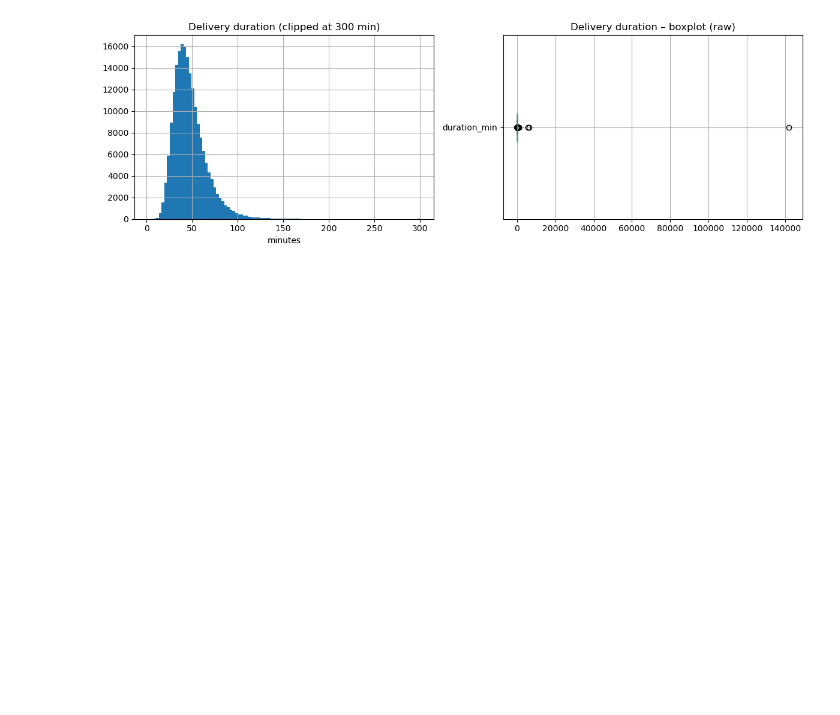
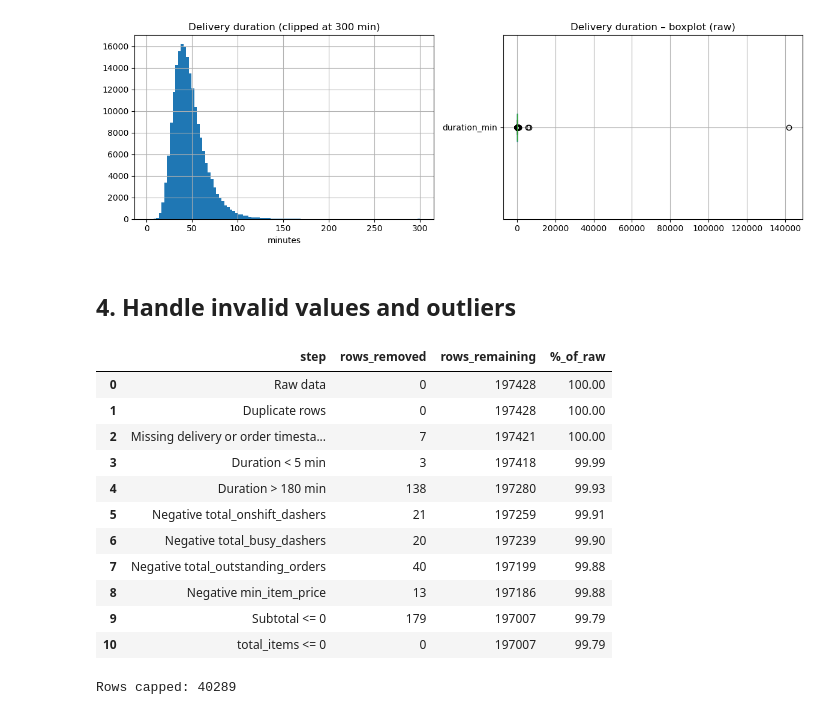
Before and after one commit to Adamharith2005/delivery-duration-estimation, a Jupyter notebook: 01_data_preparation.ipynb, the cells around one changed output. Drawn from its saved outputs; the diff is of its cells as text; code cells hidden in the pictures; blank space fills up the shorter version.

Commit message:
preprocessed data

```diff
--- a/01_data_preparation.ipynb
+++ b/01_data_preparation.ipynb
@@ -148,3 +149,48 @@ ax[1].set_title("Delivery duration – boxplot (raw)")
 plt.tight_layout(); plt.savefig(FIG_DIR / "wk5_duration_raw.png", dpi=150); plt.show()
 # %% [output]
 [figure]
+# %% [markdown]
+## 4. Handle invalid values and outliers
+# %%
+log = []
+def apply_rule(data, mask_to_drop, reason):
+    n = int(mask_to_drop.sum())
+    log.append({"step": reason, "rows_removed": n, "rows_remaining": len(data) - n})
+    return data.loc[~mask_to_drop].copy()
+
+log.append({"step": "Raw data", "rows_removed": 0, "rows_remaining": len(df)})
+
+df = apply_rule(df, df.duplicated(), "Duplicate rows")
+df = apply_rule(df, df["duration_min"].isna(), "Missing delivery or order timestamp (no target)")
+df = apply_rule(df, df["duration_min"] < MIN_DURATION, f"Duration < {MIN_DURATION} min")
+df = apply_rule(df, df["duration_min"] > MAX_DURATION, f"Duration > {MAX_DURATION} min")
+
+for col in ["total_onshift_dashers", "total_busy_dashers", "total_outstanding_orders"]:
+    df = apply_rule(df, df[col] < 0, f"Negative {col}")
+
+df = apply_rule(df, df["min_item_price"] < 0, "Negative min_item_price")
+df = apply_rule(df, df["subtotal"] <= 0, "Subtotal <= 0")
+df = apply_rule(df, df["total_items"] <= 0, "total_items <= 0")
+
+cleaning_log = pd.DataFrame(log)
+cleaning_log["%_of_raw"] = (cleaning_log["rows_remaining"] / len(df_raw) * 100).round(2)
+cleaning_log
+# %% [output]
+|  | step | rows_removed | rows_remaining | %_of_raw |
+| 0 | Raw data | 0 | 197428 | 100.00 |
+| 1 | Duplicate rows | 0 | 197428 | 100.00 |
+| 2 | Missing delivery or order timesta... | 7 | 197421 | 100.00 |
+| 3 | Duration < 5 min | 3 | 197418 | 99.99 |
+| 4 | Duration > 180 min | 138 | 197280 | 99.93 |
+| 5 | Negative total_onshift_dashers | 21 | 197259 | 99.91 |
+| 6 | Negative total_busy_dashers | 20 | 197239 | 99.90 |
+| 7 | Negative total_outstanding_orders | 40 | 197199 | 99.88 |
+| 8 | Negative min_item_price | 13 | 197186 | 99.88 |
+| 9 | Subtotal <= 0 | 179 | 197007 | 99.79 |
+| 10 | total_items <= 0 | 0 | 197007 | 99.79 |
+# %%
+over = df["total_busy_dashers"] > df["total_onshift_dashers"]
+print("Rows capped:", int(over.sum()))
+df.loc[over, "total_busy_dashers"] = df.loc[over, "total_onshift_dashers"]
+# %% [output]
+Rows capped: 40289
```
Also changed, not shown: parts of 12 cells of this notebook, 3 other files.
